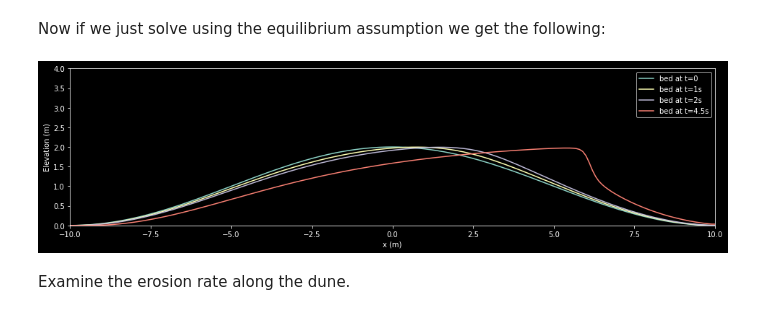
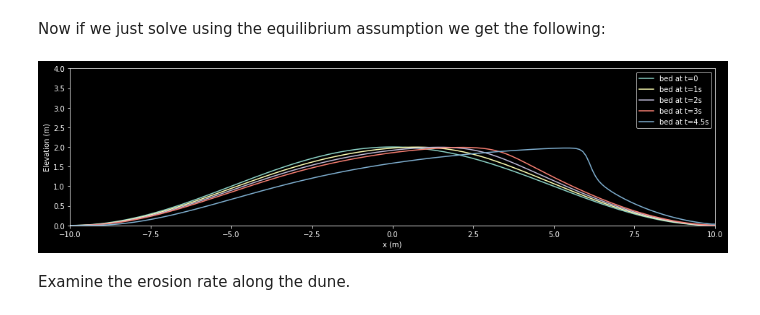
Before and after one commit to plgrover/pymorph, a Jupyter notebook: notebooks/Morphodynamic Modelling Notes.ipynb, the cells around one changed output. Cells and saved outputs as stored; diff of their text form; code cells hidden in the pictures.

```diff
--- a/notebooks/Morphodynamic Modelling Notes.ipynb
+++ b/notebooks/Morphodynamic Modelling Notes.ipynb
@@ -141,35 +141,35 @@ ax1.plot(x,zb, label='bed at t=0')
 for t in range(timesteps):
     zbn = deepcopy(zb)
     for i in range(1,number_nodes-1):
         ''' Using a simple first order upwind difference equation '''
         zb[i] = zbn[i] - (dt/(dx))*(qbstar[i]-qbstar[i-1])
 
     ''' Update the boundary conditions '''
     zb[0]=zb[1]
     zb[number_nodes-1] = zb[number_nodes-2]
 
     ''' Update the velocity and bedload '''
     h = z - zb
     u = qf/h
     qbstar = A * u
 
     if t == 100:
         ax1.plot(x,zb, label='bed at t=1s')
     elif t==200:
         ax1.plot(x,zb, label='bed at t=2s')
-    elif t==200:
+    elif t==300:
         ax1.plot(x,zb, label='bed at t=3s')
 
 
 ax1.plot(x,zb, label='bed at t=4.5s')
 plt.xlabel('x (m)')
 plt.ylabel('Elevation (m)')
 ax1.set_xlim([-10., 10.0])
 ax1.set_ylim([0.0, 4.0])
 ax1.legend()
 plt.show()
 # %% [output]
-[figure, old version]
+[figure, new version]
 # %% [markdown]
 Examine the erosion rate along the dune.
 # %%
```
Also changed, not shown: parts of 1 cell of this notebook, 13 other files.
